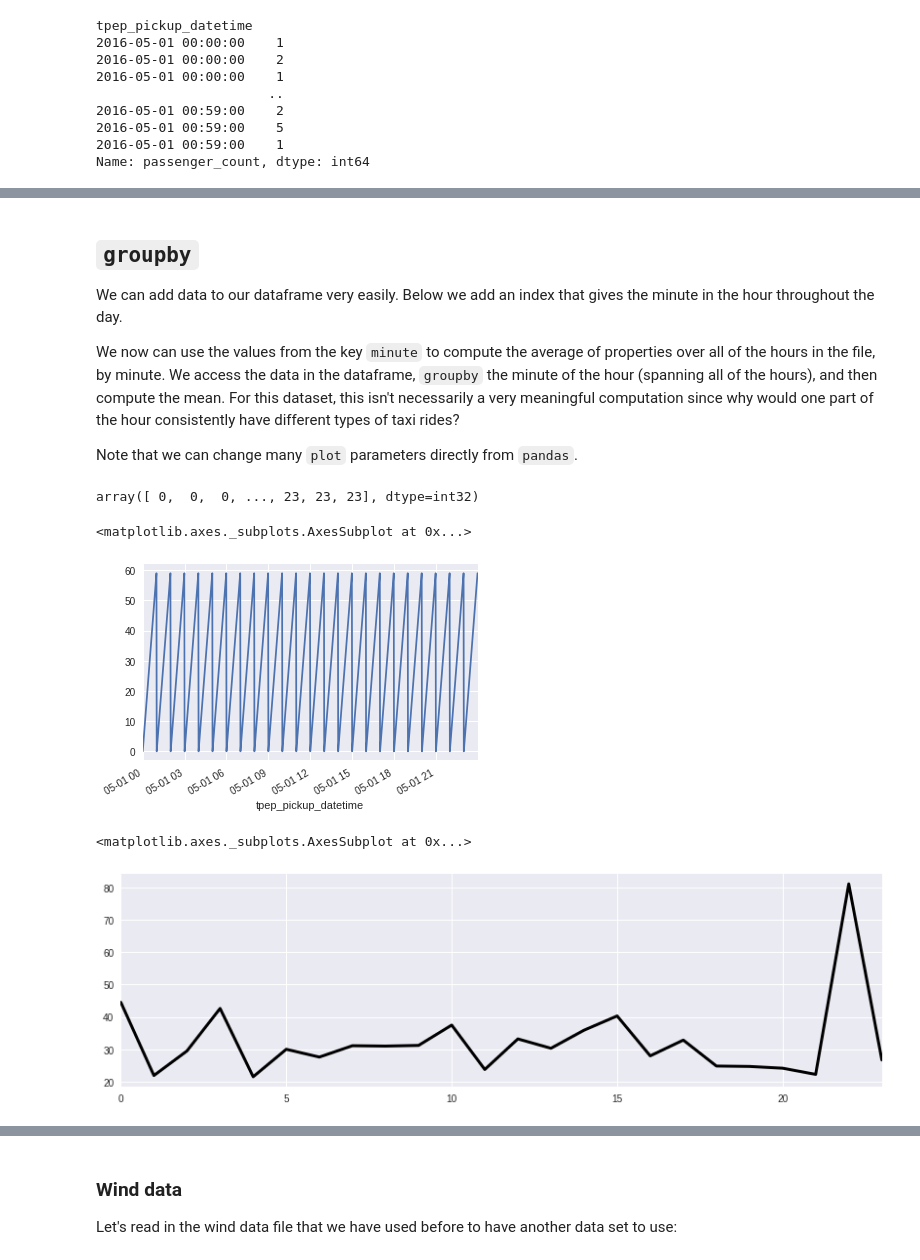
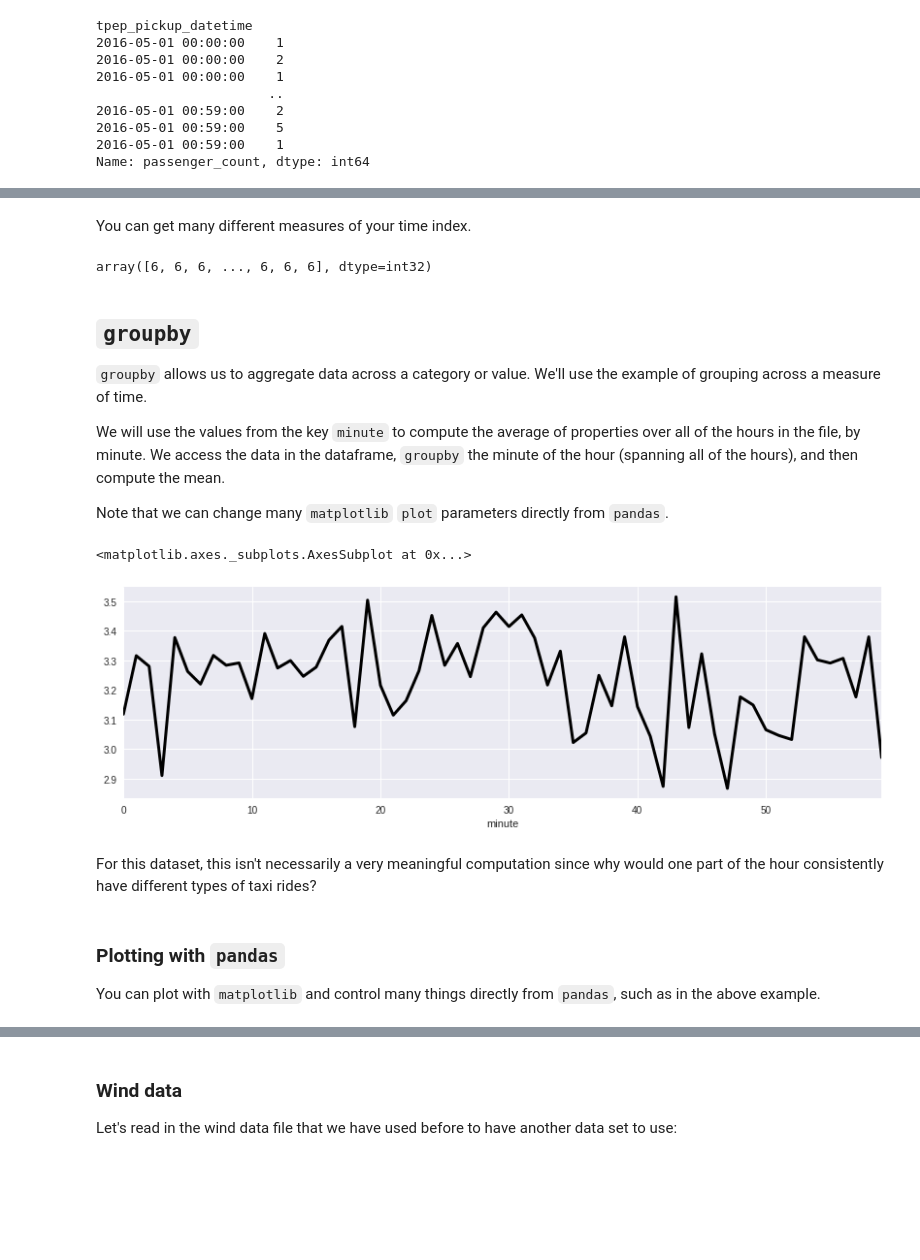
Before and after one commit to kthyng/python4geosciences, a Jupyter notebook: materials/ST_1D_analysis.ipynb, the cells around one changed output, grey strips where cells are left out. Saved outputs shown, nothing was run; the diff lists cells and outputs as text; code cells hidden in the pictures; blank space fills up the shorter version.

Commit message:
updated pandas

```diff
--- a/materials/ST_1D_analysis.ipynb
+++ b/materials/ST_1D_analysis.ipynb
@@ -148,23 +227,27 @@ array([3, 4, 5])
+# %% [markdown]
+You can get many different measures of your time index.
+# %%
+df.index.dayofweek
+# %% [output]
+array([6, 6, 6, ..., 6, 6, 6], dtype=int32)
 # %% [markdown]
 ## `groupby`
 
-We can add data to our dataframe very easily. Below we add an index that gives the minute in the hour throughout the day.
+`groupby` allows us to aggregate data across a category or value. We'll use the example of grouping across a measure of time.
 
-We now can use the values from the key `minute` to compute the average of properties over all of the hours in the file, by minute. We access the data in the dataframe, `groupby` the minute of the hour (spanning all of the hours), and then compute the mean. For this dataset, this isn't necessarily a very meaningful computation since why would one part of the hour consistently have different types of taxi rides?
+We will use the values from the key `minute` to compute the average of properties over all of the hours in the file, by minute. We access the data in the dataframe, `groupby` the minute of the hour (spanning all of the hours), and then compute the mean.
 
-Note that we can change many `plot` parameters directly from `pandas`.
+Note that we can change many `matplotlib` `plot` parameters directly from `pandas`.
-# %%
-df.index.hour
-# %% [output]
-array([ 0,  0,  0, ..., 23, 23, 23], dtype=int32)
+# %%
+df.groupby(df['minute']).aggregate(np.mean)['trip_distance'].plot(color='k', grid=True, figsize=(14, 4), lw=3)
+# %% [output]
+<matplotlib.axes._subplots.AxesSubplot at 0x...>
+[figure, added]
+# %% [markdown]
+For this dataset, this isn't necessarily a very meaningful computation since why would one part of the hour consistently have different types of taxi rides?
+# %% [markdown]
+### Plotting with `pandas`
+
+You can plot with `matplotlib` and control many things directly from `pandas`, such as in the above example.
 # %%
-df['minute'].plot()
+df.plot?
-# %% [output]
-<matplotlib.axes._subplots.AxesSubplot at 0x...>
-[figure, removed]
-# %%
-df['minute'] = df.index.minute  # adding a field for the minute of the hour
-df.groupby(df.index.hour).aggregate(np.max)['trip_distance'].plot(color='k', grid=True, figsize=(14, 4), lw=3)
-# %% [output]
-<matplotlib.axes._subplots.AxesSubplot at 0x...>
-[figure, removed]
```
Also changed, not shown: parts of 51 cells of this notebook.
